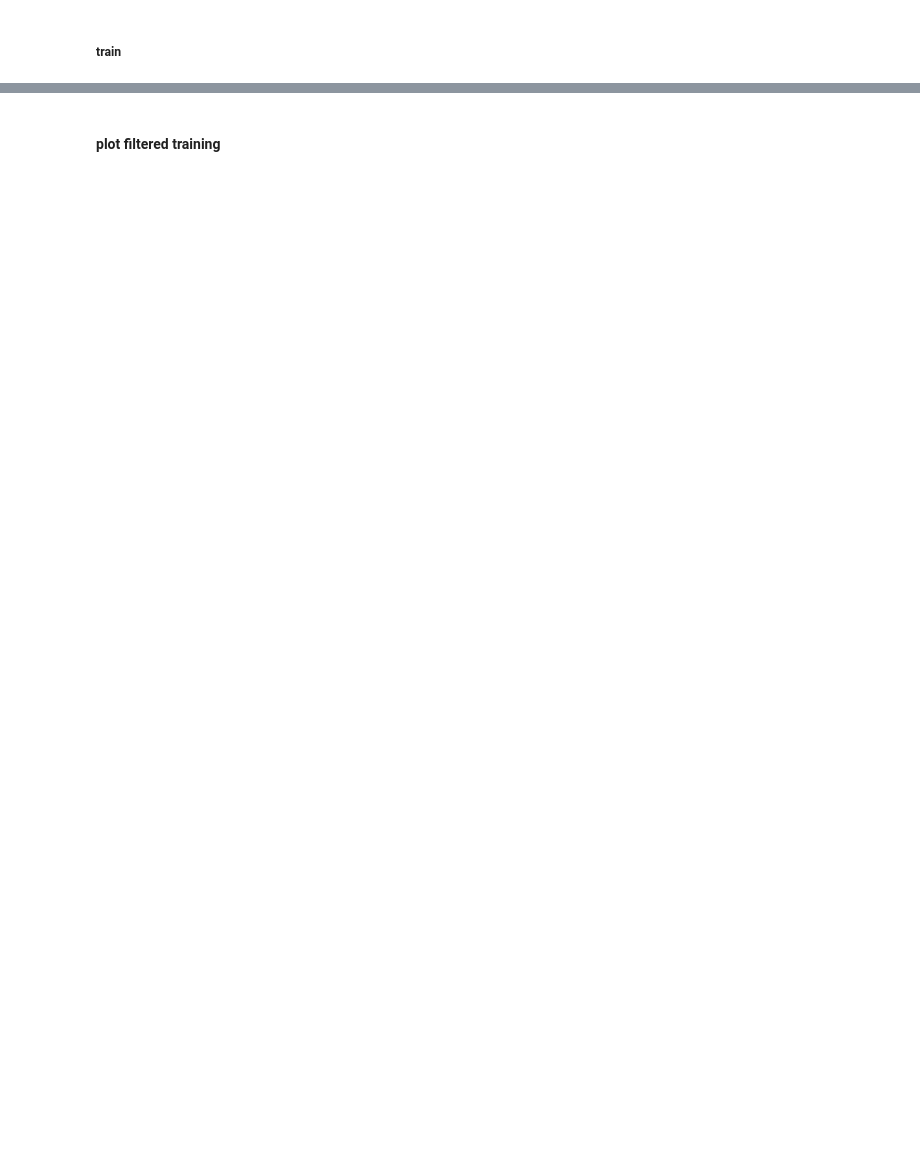
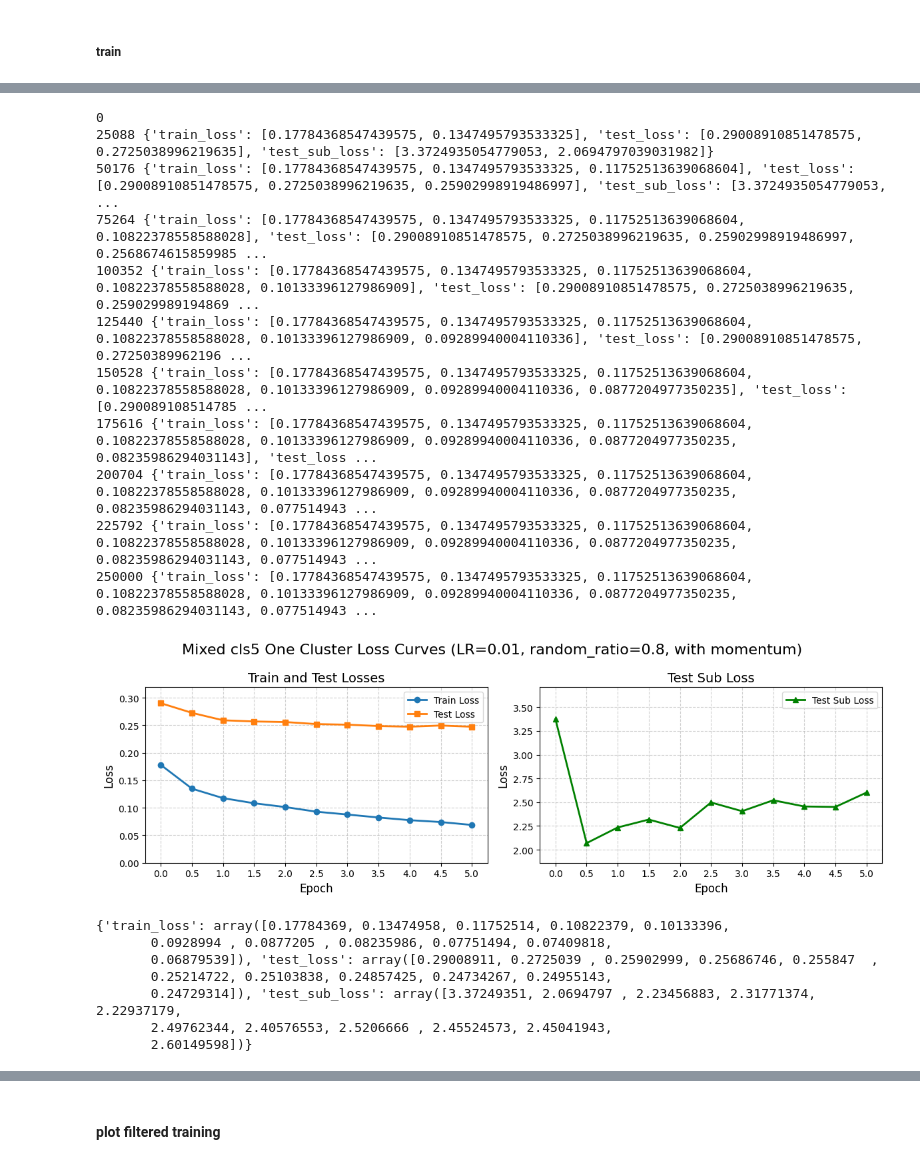
Before and after one commit to ucantseeit/generalization, a Jupyter notebook: ntk_result/trials/continueTrain.ipynb, the cells around one changed output, grey strips where cells are left out. Saved outputs shown, nothing was run; the diff lists cells and outputs as text; code cells hidden in the pictures; blank space fills up the shorter version.

```diff
--- a/ntk_result/trials/continueTrain.ipynb
+++ b/ntk_result/trials/continueTrain.ipynb
@@ -1657,0 +1450,43 @@ print(cls30_results_dict)
+# %%
+train_sub_indices = cls5_train_indices_arrs[0]
+test_subds_five_cls = Subset(test_ds, cls5_original_indices_arrs[0])
+
+# 1. 构造多 epoch 训练函数
+train_five_cls_fn = make_cont_train_mixed_fn(
+	model=model100,
+	original_indices=train_sub_indices,
+	test_subds=test_subds_five_cls,
+	lr=0.01,
+	total_samples=len(train_ds)*5,
+	random_ratio=0.8
+)
+
+# 2. 分析多次运行
+results_dict = analyze_multi_stage_runs(
+	target_func=train_five_cls_fn,
+	repeat_num=1
+)
+
+plot_training_losses(results_dict,
+					 title="Mixed cls5 One Cluster Loss Curves (LR=0.01, random_ratio=0.8, with momentum)")
+print(results_dict)
+# %% [output]
+0
+25088 {'train_loss': [0.17784368547439575, 0.1347495793533325], 'test_loss': [0.29008910851478575, 0.2725038996219635], 'test_sub_loss': [3.3724935054779053, 2.0694797039031982]}
+50176 {'train_loss': [0.17784368547439575, 0.1347495793533325, 0.11752513639068604], 'test_loss': [0.29008910851478575, 0.2725038996219635, 0.25902998919486997], 'test_sub_loss': [3.3724935054779053,  ...
+75264 {'train_loss': [0.17784368547439575, 0.1347495793533325, 0.11752513639068604, 0.10822378558588028], 'test_loss': [0.29008910851478575, 0.2725038996219635, 0.25902998919486997, 0.2568674615859985 ...
+100352 {'train_loss': [0.17784368547439575, 0.1347495793533325, 0.11752513639068604, 0.10822378558588028, 0.10133396127986909], 'test_loss': [0.29008910851478575, 0.2725038996219635, 0.259029989194869 ...
+125440 {'train_loss': [0.17784368547439575, 0.1347495793533325, 0.11752513639068604, 0.10822378558588028, 0.10133396127986909, 0.09289940004110336], 'test_loss': [0.29008910851478575, 0.27250389962196 ...
+150528 {'train_loss': [0.17784368547439575, 0.1347495793533325, 0.11752513639068604, 0.10822378558588028, 0.10133396127986909, 0.09289940004110336, 0.0877204977350235], 'test_loss': [0.290089108514785 ...
+175616 {'train_loss': [0.17784368547439575, 0.1347495793533325, 0.11752513639068604, 0.10822378558588028, 0.10133396127986909, 0.09289940004110336, 0.0877204977350235, 0.08235986294031143], 'test_loss ...
+200704 {'train_loss': [0.17784368547439575, 0.1347495793533325, 0.11752513639068604, 0.10822378558588028, 0.10133396127986909, 0.09289940004110336, 0.0877204977350235, 0.08235986294031143, 0.077514943 ...
+225792 {'train_loss': [0.17784368547439575, 0.1347495793533325, 0.11752513639068604, 0.10822378558588028, 0.10133396127986909, 0.09289940004110336, 0.0877204977350235, 0.08235986294031143, 0.077514943 ...
+250000 {'train_loss': [0.17784368547439575, 0.1347495793533325, 0.11752513639068604, 0.10822378558588028, 0.10133396127986909, 0.09289940004110336, 0.0877204977350235, 0.08235986294031143, 0.077514943 ...
+[figure, added]
+{'train_loss': array([0.17784369, 0.13474958, 0.11752514, 0.10822379, 0.10133396,
+       0.0928994 , 0.0877205 , 0.08235986, 0.07751494, 0.07409818,
+       0.06879539]), 'test_loss': array([0.29008911, 0.2725039 , 0.25902999, 0.25686746, 0.255847  ,
+       0.25214722, 0.25103838, 0.24857425, 0.24734267, 0.24955143,
+       0.24729314]), 'test_sub_loss': array([3.37249351, 2.0694797 , 2.23456883, 2.31771374, 2.22937179,
+       2.49762344, 2.40576553, 2.5206666 , 2.45524573, 2.45041943,
+       2.60149598])}
```
Also changed, not shown: parts of 50 cells of this notebook, 11 other files.
